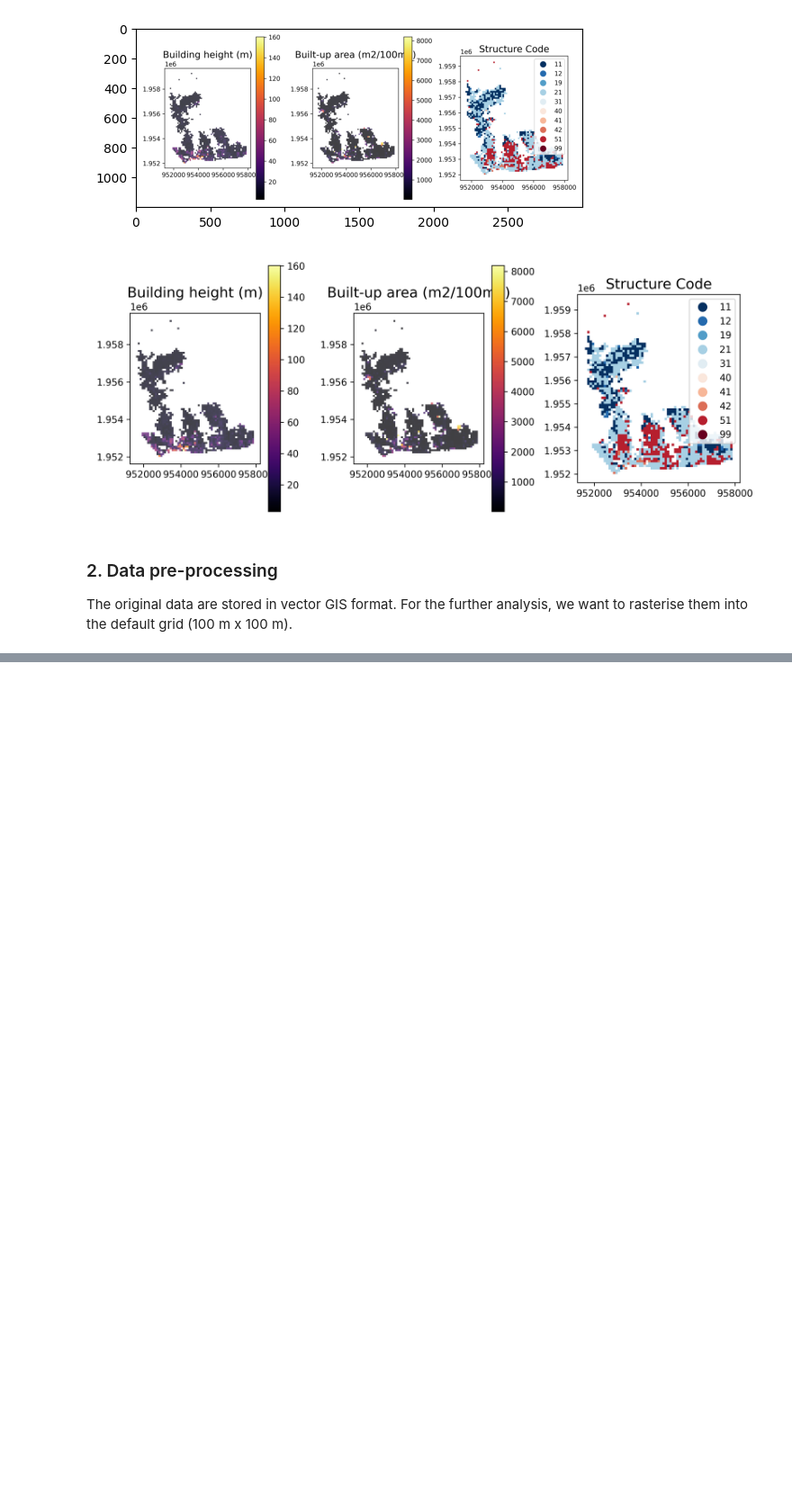
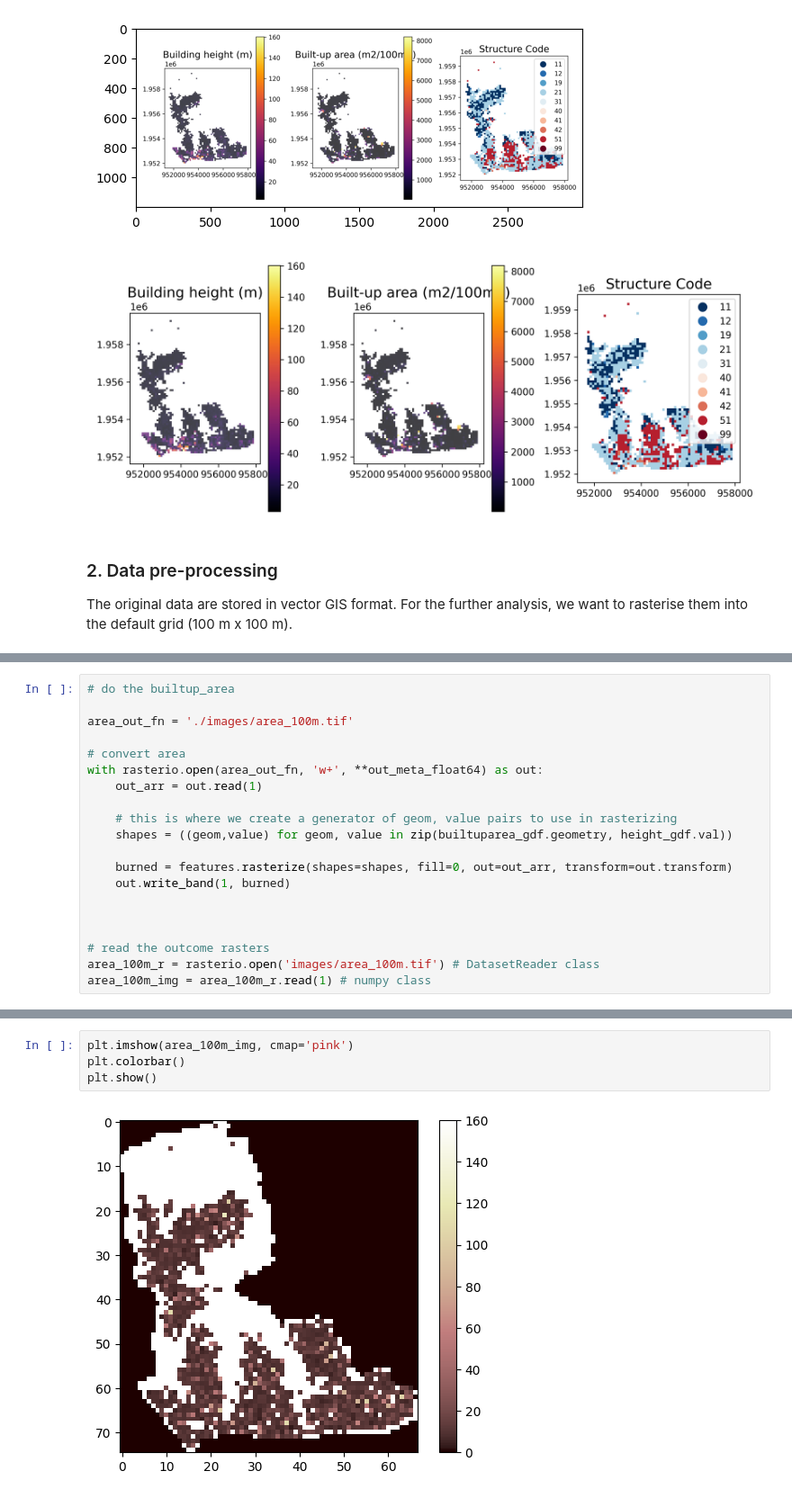
Before and after one commit to alanbseo/MFAworkshop, a Jupyter notebook: MFA_1_DataProcessing.ipynb, the cells around one changed output, grey strips where cells are left out. Shown at 90% size. Cells and saved outputs as stored; diff of their text form; blank space fills up the shorter version.

```diff
--- a/MFA_1_DataProcessing.ipynb
+++ b/MFA_1_DataProcessing.ipynb
@@ -301,0 +343,20 @@ print(volume_100m)
+# %%
+# do the builtup_area
+
+area_out_fn = './images/area_100m.tif'
+
+# convert area
+with rasterio.open(area_out_fn, 'w+', **out_meta_float64) as out:
+    out_arr = out.read(1)
+
+    # this is where we create a generator of geom, value pairs to use in rasterizing
+    shapes = ((geom,value) for geom, value in zip(builtuparea_gdf.geometry, height_gdf.val))
+
+    burned = features.rasterize(shapes=shapes, fill=0, out=out_arr, transform=out.transform)
+    out.write_band(1, burned)
+
+
+
+# read the outcome rasters
+area_100m_r = rasterio.open('images/area_100m.tif') # DatasetReader class
+area_100m_img = area_100m_r.read(1) # numpy class
@@ -301,0 +368,6 @@ print(volume_100m)
+# %%
+plt.imshow(area_100m_img, cmap='pink')
+plt.colorbar()
+plt.show()
+# %% [output]
+[figure, added]
```
Also changed, not shown: parts of 36 cells of this notebook.
